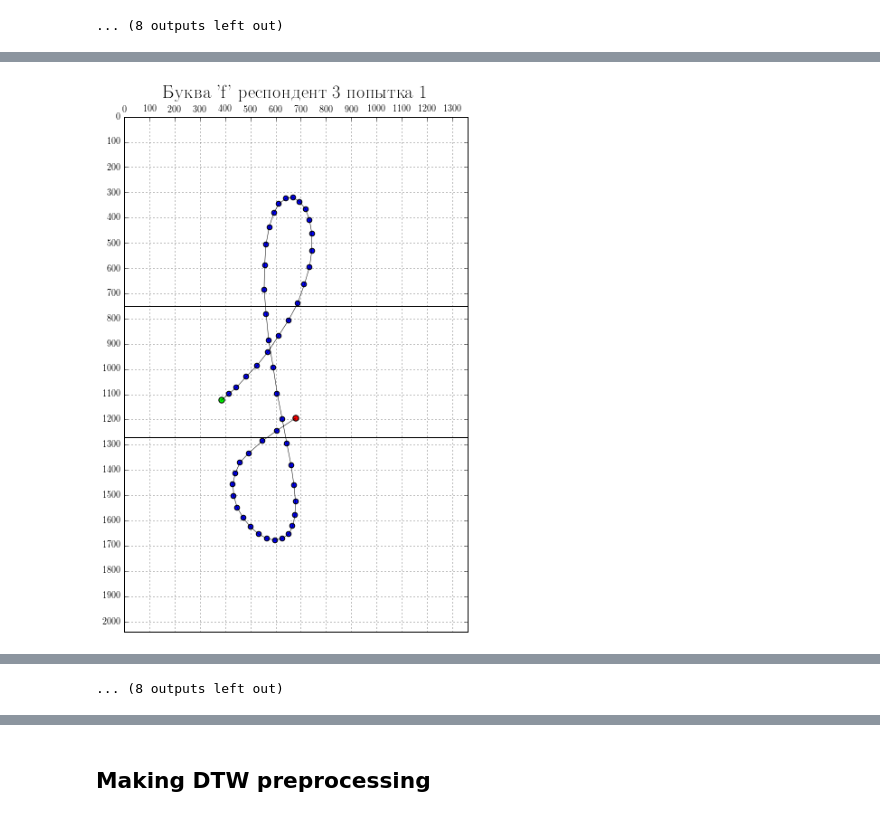
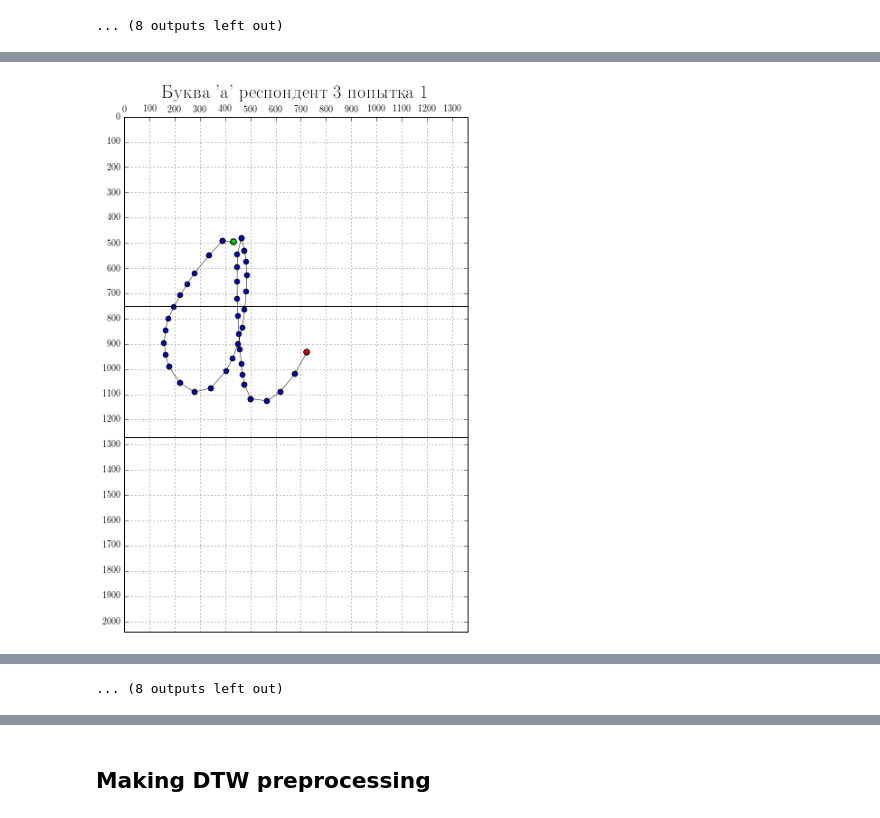
Before and after one commit to kvas7andy/OHR_SmoothSVM, a Jupyter notebook: KV_hw/KV_hw_svm_1.ipynb, the cells around one changed output, grey strips where cells are left out. Drawn from its saved outputs; the diff is of its cells as text; code cells hidden in the pictures.

```diff
--- a/KV_hw/KV_hw_svm_1.ipynb
+++ b/KV_hw/KV_hw_svm_1.ipynb
@@ -145,0 +119,2 @@ def vis_letters(letter_index, real_data,frame=frame_size, ratio=UJI_ratio, vert_
+# %%
+real_data, real_data_full = real_data[:, :11], real_data
@@ -146,5 +184,5 @@ def vis_letters(letter_index, real_data,frame=frame_size, ratio=UJI_ratio, vert_
 # %%
 for writer in range(1, 11, 1):
     for repet in range(2):
-        vis_letters((lexicon['b'], writer, repet), real_data)
+        vis_letters((lexicon['i'], writer, repet), real_data)
 # %% [output]
@@ -163 +201,5 @@ for writer in range(1, 11, 1):
 ... (8 outputs left out)
+# %%
+for writer in range(1, 11, 1):
+    for repet in range(2):
+        vis_letters((lexicon['l'], writer, repet), real_data)
@@ -163,0 +220,4 @@ for writer in range(1, 11, 1):
+# %%
+for writer in range(1, 11, 1):
+    for repet in range(2):
+        vis_letters((lexicon['f'], writer, repet), real_data)
@@ -182,5 +256,5 @@ for writer in range(1, 11, 1):
 # %%
 for writer in range(1, 11, 1):
     for repet in range(2):
-        vis_letters((lexicon['f'], writer, repet), real_data)
+        vis_letters((lexicon['a'], writer, repet), real_data)
 # %% [output]
@@ -189 +263 @@ for writer in range(1, 11, 1):
-[figure, old version]
+[figure, new version]
```
Also changed, not shown: parts of 46 cells of this notebook.
